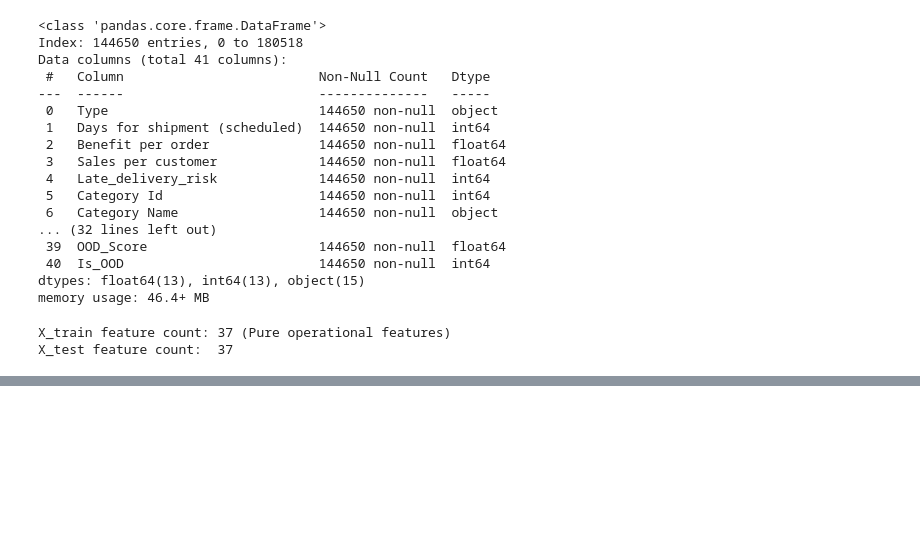
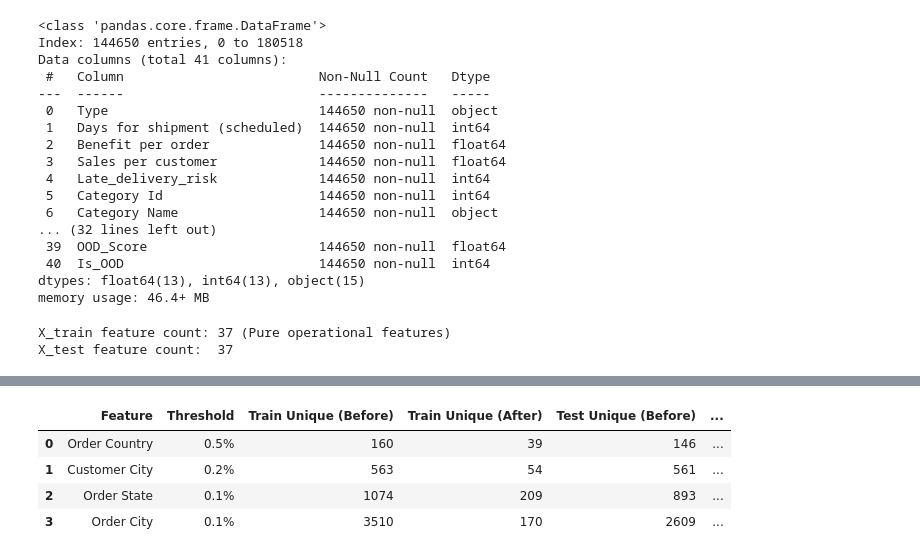
Before and after one commit to thamidu02/supply_chain_ML_model, a Jupyter notebook: test.ipynb, the cells around one changed output, grey strips where cells are left out. Saved outputs shown, nothing was run; the diff lists cells and outputs as text; code cells hidden in the pictures; blank space fills up the shorter version.

```diff
--- a/test.ipynb
+++ b/test.ipynb
@@ -1368,0 +931,41 @@ CATEGORICAL DATA PROCESSING & ENCODING: VALIDATION AUDIT SUMMARY
+# %%
+# Step 4B: Group rare categories based on X_train frequencies only
+rare_thresholds = {
+    'Order Country': 0.005,  # 0.5% threshold
+    'Customer City': 0.002,  # 0.2% threshold
+    'Order State': 0.001,    # 0.1% threshold
+    'Order City': 0.001      # 0.1% threshold
+}
+
+grouping_summary = []
+
+for col, thresh in rare_thresholds.items():
+    raw_train_count = X_train[col].nunique()
+    raw_test_count = X_test[col].nunique()
+
+    # 1. Count category frequencies in X_train only
+    freqs = X_train[col].value_counts(normalize=True)
+    frequent_cats = set(freqs[freqs >= thresh].index)
+
+    # 2. Replace rare categories with 'Other_Rare' in X_train
+    X_train[col] = X_train[col].apply(lambda x: x if x in frequent_cats else 'Other_Rare')
+
+    # 3. Apply the same learned rule to X_test (unseen test categories map to 'Other_Rare')
+    X_test[col] = X_test[col].apply(lambda x: x if x in frequent_cats else 'Other_Rare')
+
+    grouping_summary.append({
+        'Feature': col,
+        'Threshold': f'{thresh*100:.1f}%',
+        'Train Unique (Before)': raw_train_count,
+        'Train Unique (After)': X_train[col].nunique(),
+        'Test Unique (Before)': raw_test_count,
+        'Test Unique (After)': X_test[col].nunique()
+    })
+
+display(pd.DataFrame(grouping_summary))
+# %% [output]
+|  | Feature | Threshold | Train Unique (Before) | Train Unique (After) | Test Unique (Before) | ... |
+| 0 | Order Country | 0.5% | 160 | 39 | 146 | ... |
+| 1 | Customer City | 0.2% | 563 | 54 | 561 | ... |
+| 2 | Order State | 0.1% | 1074 | 209 | 893 | ... |
+| 3 | Order City | 0.1% | 3510 | 170 | 2609 | ... |
```
Also changed, not shown: parts of 55 cells of this notebook.
